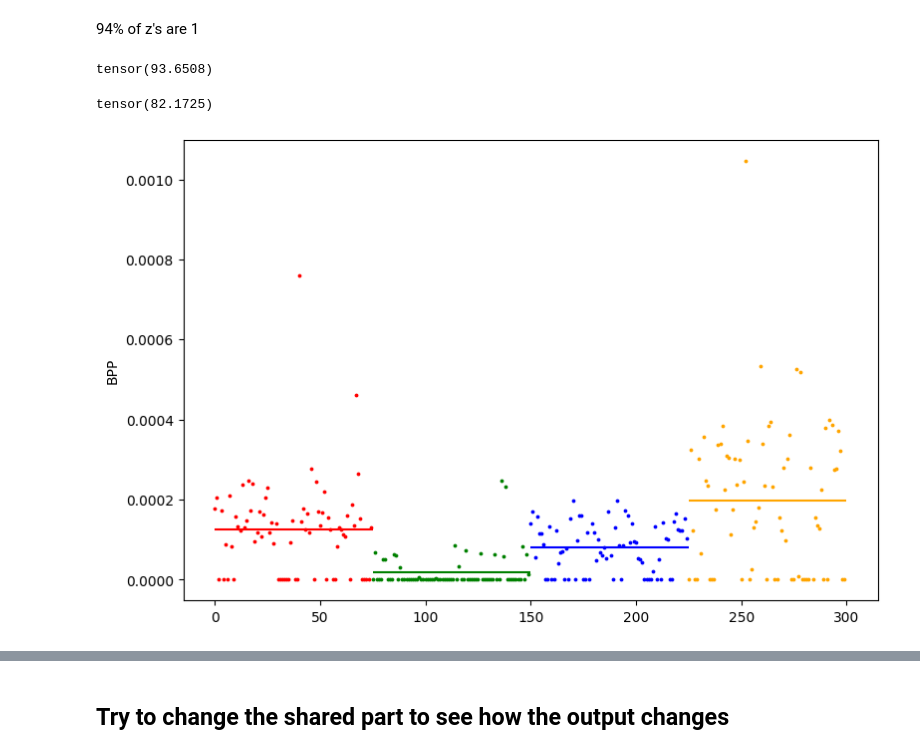
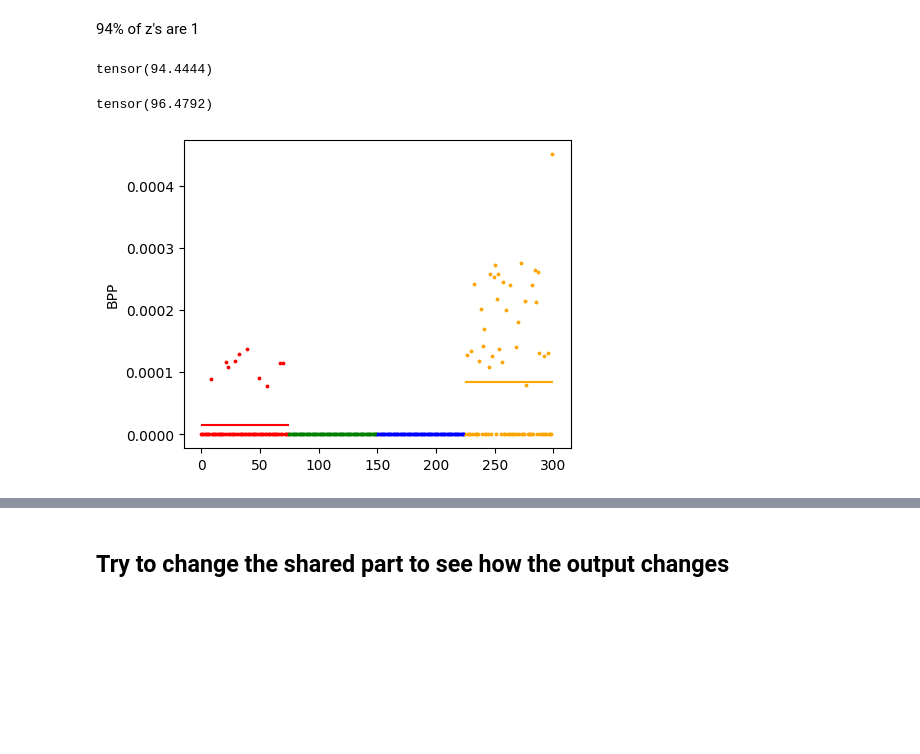
Before and after one commit to narekvslife/multi-modal-neural-compression, a Jupyter notebook: src/plots.ipynb, the cells around one changed output, grey strips where cells are left out. Saved outputs shown, nothing was run; the diff lists cells and outputs as text; code cells hidden in the pictures; blank space fills up the shorter version.

Commit message:
Some changes to plotting

```diff
--- a/src/plots.ipynb
+++ b/src/plots.ipynb
@@ -351,7 +354,7 @@ for model in per_model_data_dictionary.keys():
 # %%
 pl.seed_everything(21)
 
-ckpt_params = torch.load("../model-4-0001.ckpt", map_location="cpu")
+ckpt_params = torch.load("../model-4-0001-v10-balance.ckpt", map_location="cpu")
 
 # model_type = models.MultiTaskMixedLatentCompressor
 model_type = models.MultiTaskSharedLatentCompressor
@@ -380,11 +383,11 @@ channel_bpps = np.array([torch.log(y_likelihoods[:, c]).sum().item() / (-math.lo
 # %%
 (z_likelihoods > 0.99).sum()/torch.prod(torch.tensor(z_likelihoods.shape)) * 100
 # %% [output]
-tensor(93.6508)
+tensor(94.4444)
 # %%
 (y_likelihoods > 0.99).sum()/torch.prod(torch.tensor(y_likelihoods.shape)) * 100
 # %% [output]
-tensor(82.1725)
+tensor(96.4792)
 # %%
 def plot_by_task(data, taks_borders, plot="scatter"):
 
@@ -431,6 +434,6 @@ def plot_by_task(data, taks_borders, plot="scatter"):
 
     plt.show()
 # %%
-plot_by_task(channel_bpps, task_channels, plot="scatter")
+plot_by_task(channel_bpps, TASK_CHANNELS["shared"], plot="scatter")
 # %% [output]
-[figure, old version]
+[figure, new version]
```
Also changed, not shown: parts of 25 cells of this notebook.
